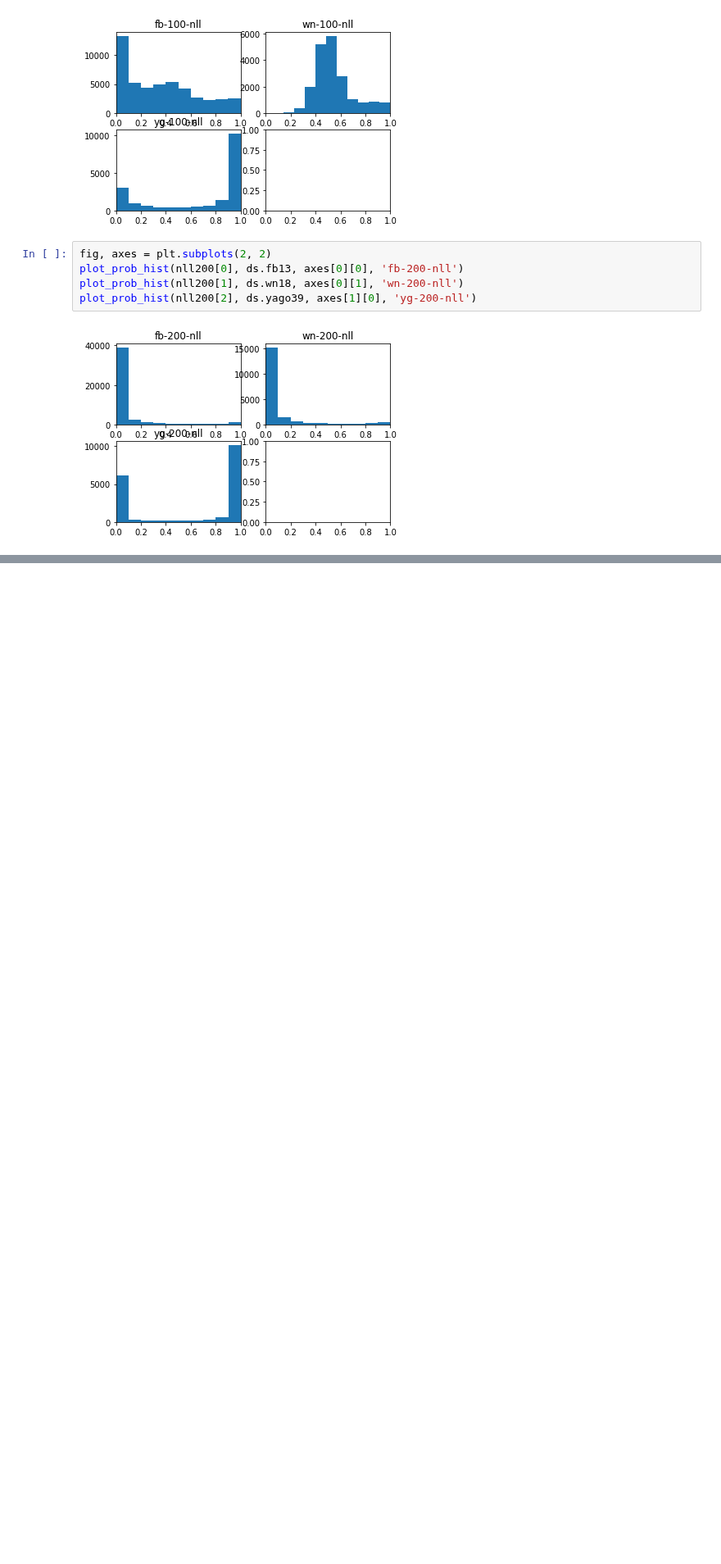
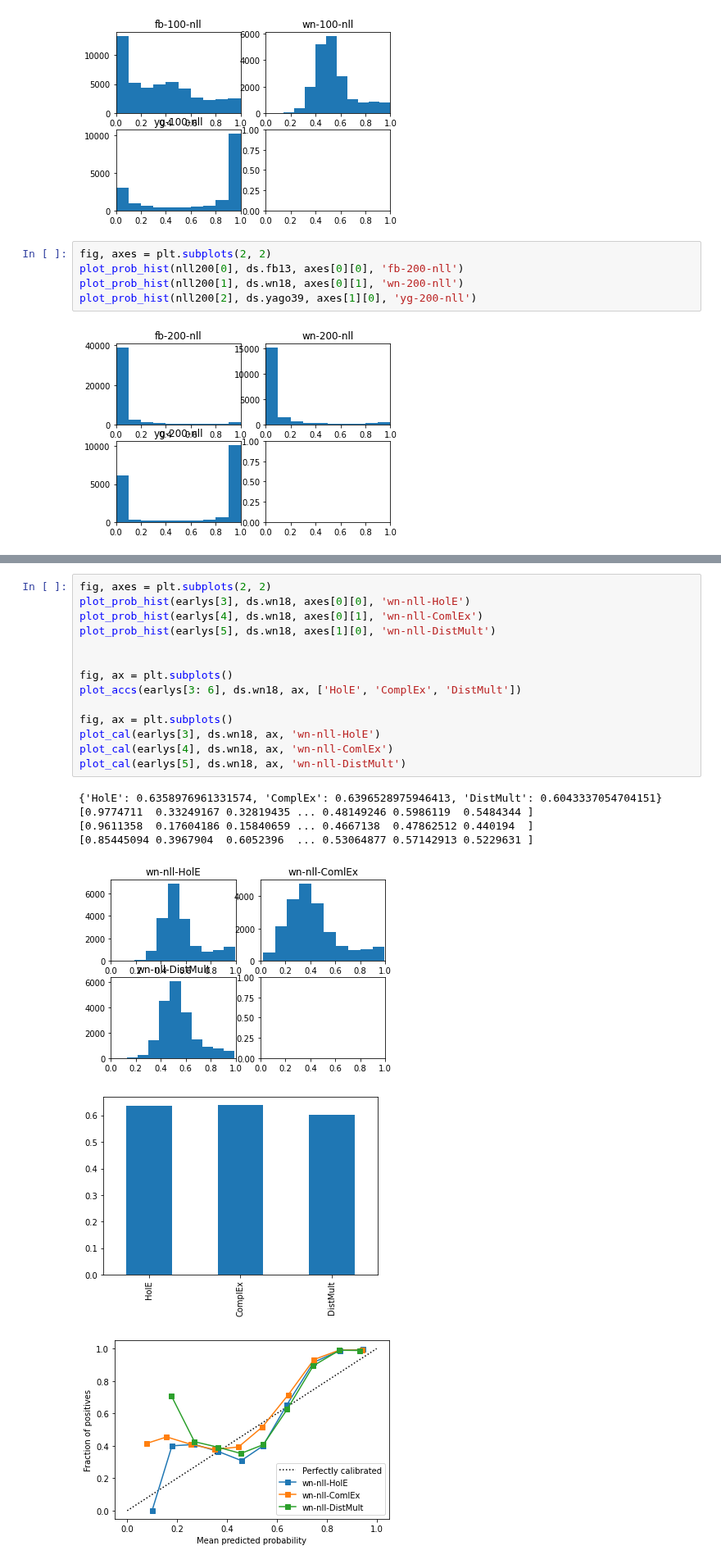
Before and after one commit to TREAT-UOE/kgcal, a Jupyter notebook: notebooks/exp8.ipynb, the cells around one changed output, grey strips where cells are left out. Shown at 82% size. Saved outputs shown, nothing was run; the diff lists cells and outputs as text; blank space fills up the shorter version.

```diff
--- a/notebooks/exp8.ipynb
+++ b/notebooks/exp8.ipynb
@@ -251,0 +280,22 @@ plot_prob_hist(nll200[2], ds.yago39, axes[1][0], 'yg-200-nll')
+# %%
+fig, axes = plt.subplots(2, 2)
+plot_prob_hist(earlys[3], ds.wn18, axes[0][0], 'wn-nll-HolE')
+plot_prob_hist(earlys[4], ds.wn18, axes[0][1], 'wn-nll-ComlEx')
+plot_prob_hist(earlys[5], ds.wn18, axes[1][0], 'wn-nll-DistMult')
+
+
+fig, ax = plt.subplots()
+plot_accs(earlys[3: 6], ds.wn18, ax, ['HolE', 'ComplEx', 'DistMult'])
+
+fig, ax = plt.subplots()
+plot_cal(earlys[3], ds.wn18, ax, 'wn-nll-HolE')
+plot_cal(earlys[4], ds.wn18, ax, 'wn-nll-ComlEx')
+plot_cal(earlys[5], ds.wn18, ax, 'wn-nll-DistMult')
+# %% [output]
+{'HolE': 0.6358976961331574, 'ComplEx': 0.6396528975946413, 'DistMult': 0.6043337054704151}
+[0.9774711  0.33249167 0.32819435 ... 0.48149246 0.5986119  0.5484344 ]
+[0.9611358  0.17604186 0.15840659 ... 0.4667138  0.47862512 0.440194  ]
+[0.85445094 0.3967904  0.6052396  ... 0.53064877 0.57142913 0.5229631 ]
+[figure, added]
+[figure, added]
+[figure, added]
```
Also changed, not shown: parts of 6 cells of this notebook, 2 other files.
